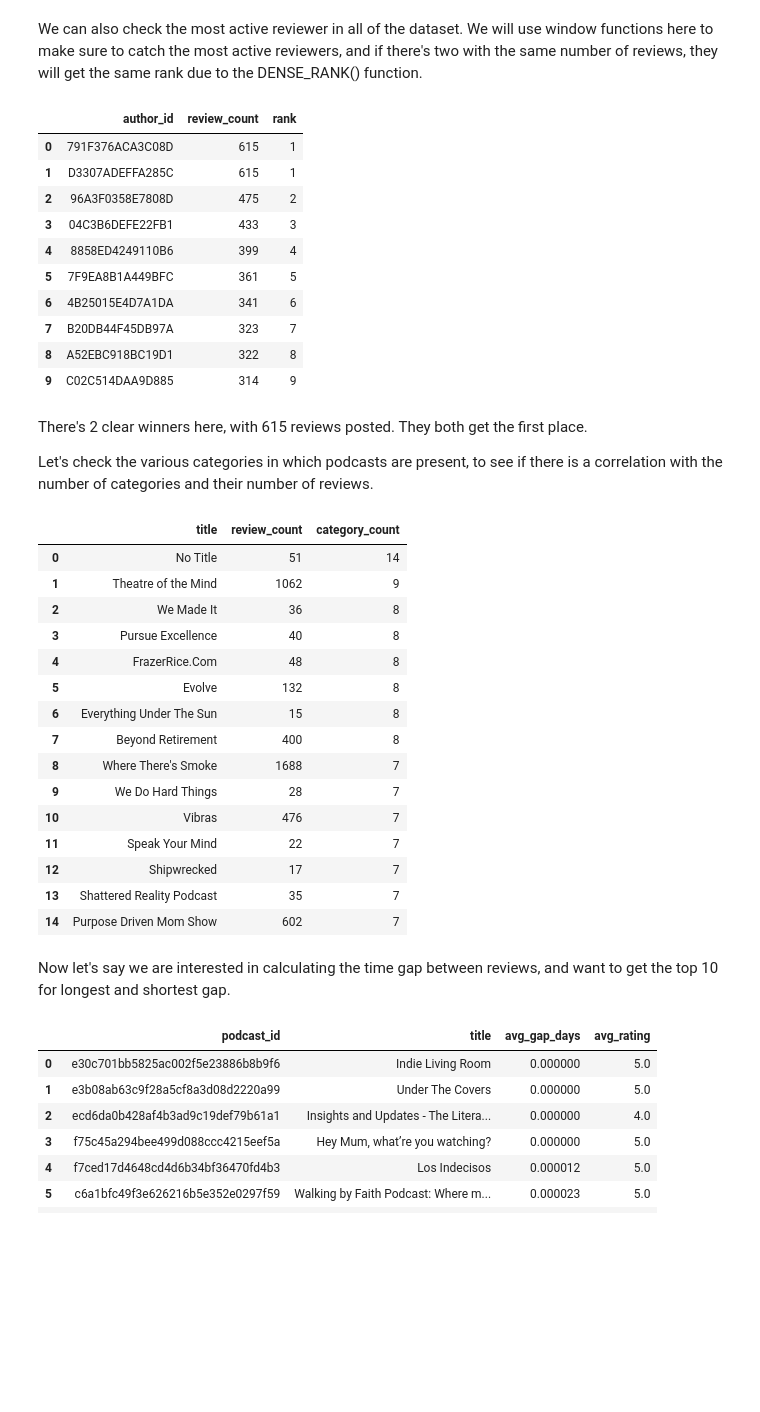
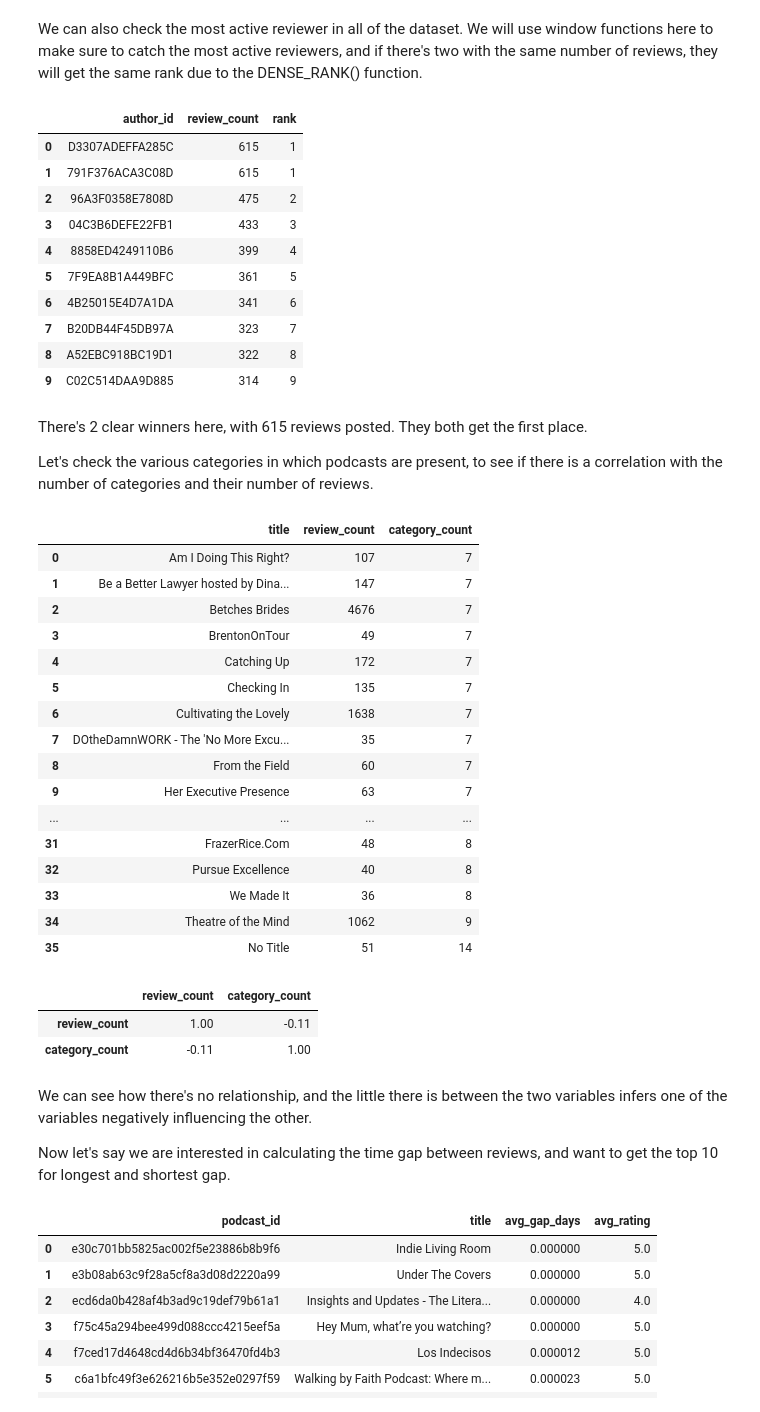
Before and after one commit to alespool/Analyzing-Podcast-Reviews, a Jupyter notebook: data_extraction.ipynb, the cells around one changed output. Drawn from its saved outputs; the diff is of its cells as text; code cells hidden in the pictures; blank space fills up the shorter version.

```diff
--- a/data_extraction.ipynb
+++ b/data_extraction.ipynb
@@ -394,13 +412,13 @@ GROUP BY
 ORDER BY
    review_count DESC LIMIT 10;
 -- Top 10 most active reviewers
-""", con)
+""", conn)
 
 top_reviewer
 # %% [output]
 |  | author_id | review_count | rank |
-| 0 | 791F376ACA3C08D | 615 | 1 |
-| 1 | D3307ADEFFA285C | 615 | 1 |
+| 0 | D3307ADEFFA285C | 615 | 1 |
+| 1 | 791F376ACA3C08D | 615 | 1 |
 | 2 | 96A3F0358E7808D | 475 | 2 |
 | 3 | 04C3B6DEFE22FB1 | 433 | 3 |
 | 4 | 8858ED4249110B6 | 399 | 4 |
@@ -416,43 +434,54 @@ Let's check the various categories in which podcasts are present, to see if ther
 # %%
 categories_count = pd.read_sql("""
 SELECT
    p.title,
    COUNT(r.podcast_id) AS review_count,
    COUNT(DISTINCT c.category) AS category_count
 FROM
    podcasts p
    JOIN
       categories c
       ON p.podcast_id = c.podcast_id
    JOIN
       reviews r
       ON p.podcast_id = r.podcast_id
 GROUP BY
    p.title
+HAVING
+   category_count > 6
 ORDER BY
-   category_count DESC LIMIT 15;
--- Top 10 with most diverse categories
+   category_count
 """, conn)
 
 categories_count
 # %% [output]
 |  | title | review_count | category_count |
-| 0 | No Title | 51 | 14 |
-| 1 | Theatre of the Mind | 1062 | 9 |
-| 2 | We Made It | 36 | 8 |
-| 3 | Pursue Excellence | 40 | 8 |
-| 4 | FrazerRice.Com | 48 | 8 |
-| 5 | Evolve | 132 | 8 |
-| 6 | Everything Under The Sun | 15 | 8 |
-| 7 | Beyond Retirement | 400 | 8 |
-| 8 | Where There's Smoke | 1688 | 7 |
-| 9 | We Do Hard Things | 28 | 7 |
-| 10 | Vibras | 476 | 7 |
-| 11 | Speak Your Mind | 22 | 7 |
-| 12 | Shipwrecked | 17 | 7 |
-| 13 | Shattered Reality Podcast | 35 | 7 |
-| 14 | Purpose Driven Mom Show | 602 | 7 |
+| 0 | Am I Doing This Right? | 107 | 7 |
+| 1 | Be a Better Lawyer hosted by Dina... | 147 | 7 |
+| 2 | Betches Brides | 4676 | 7 |
+| 3 | BrentonOnTour | 49 | 7 |
+| 4 | Catching Up | 172 | 7 |
+| 5 | Checking In | 135 | 7 |
+| 6 | Cultivating the Lovely | 1638 | 7 |
+| 7 | DOtheDamnWORK - The 'No More Excu... | 35 | 7 |
+| 8 | From the Field | 60 | 7 |
+| 9 | Her Executive Presence | 63 | 7 |
+| ... | ... | ... | ... |
+| 31 | FrazerRice.Com | 48 | 8 |
+| 32 | Pursue Excellence | 40 | 8 |
+| 33 | We Made It | 36 | 8 |
+| 34 | Theatre of the Mind | 1062 | 9 |
+| 35 | No Title | 51 | 14 |
+# %%
+# check if there's a correlation
+print_corr_matrix(categories_count, method='kendall')
+# %% [output]
+|  | review_count | category_count |
+| review_count | 1.00 | -0.11 |
+| category_count | -0.11 | 1.00 |
 # %% [markdown]
+We can see how there's no relationship, and the little there is between the two variables infers one of the variables negatively influencing the other.
+
 Now let's say we are interested in calculating the time gap between reviews, and want to get the top 10 for longest and shortest gap.
 # %%
 longest_review_gap = pd.read_sql("""
```
Also changed, not shown: parts of 10 cells of this notebook.
